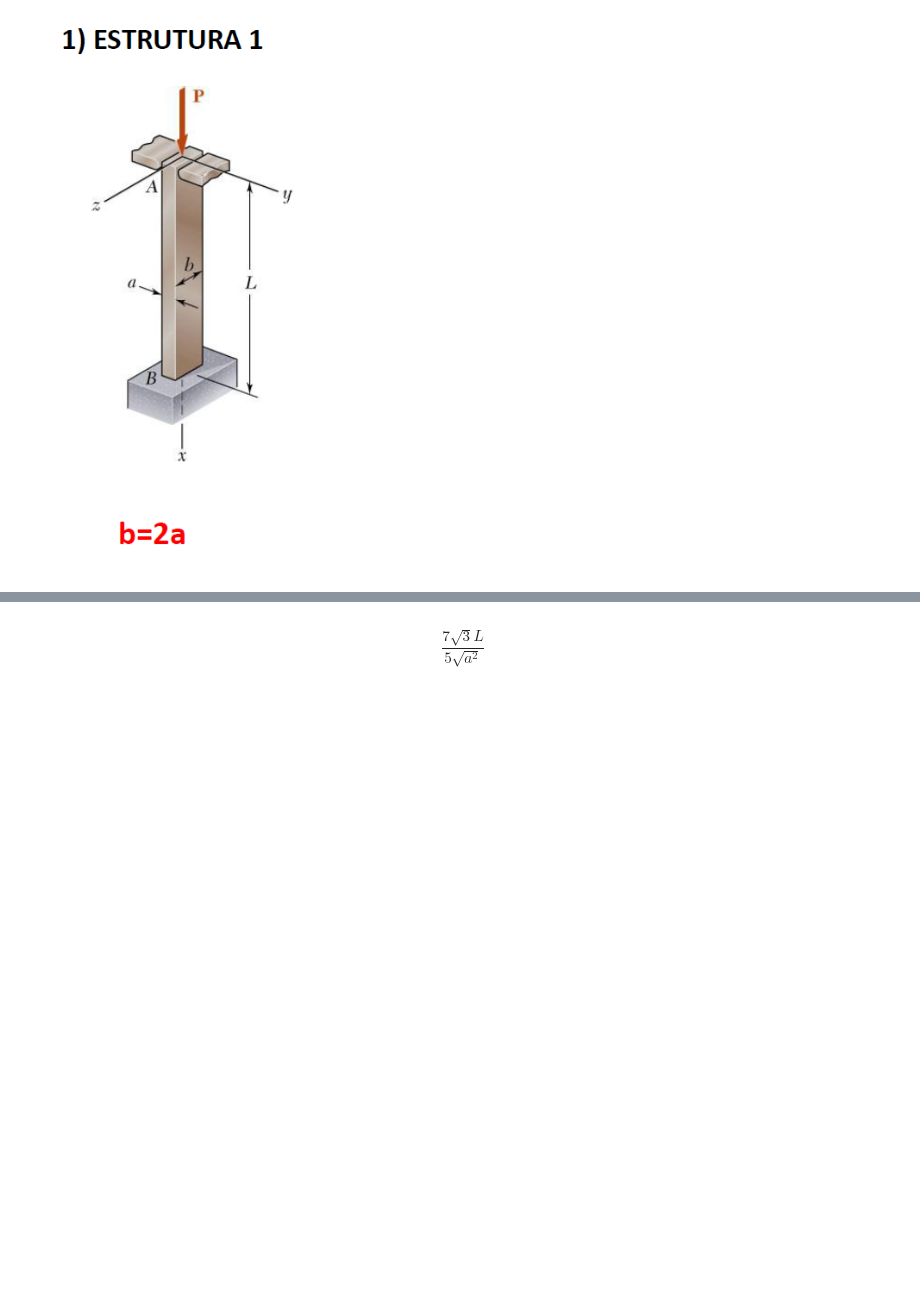
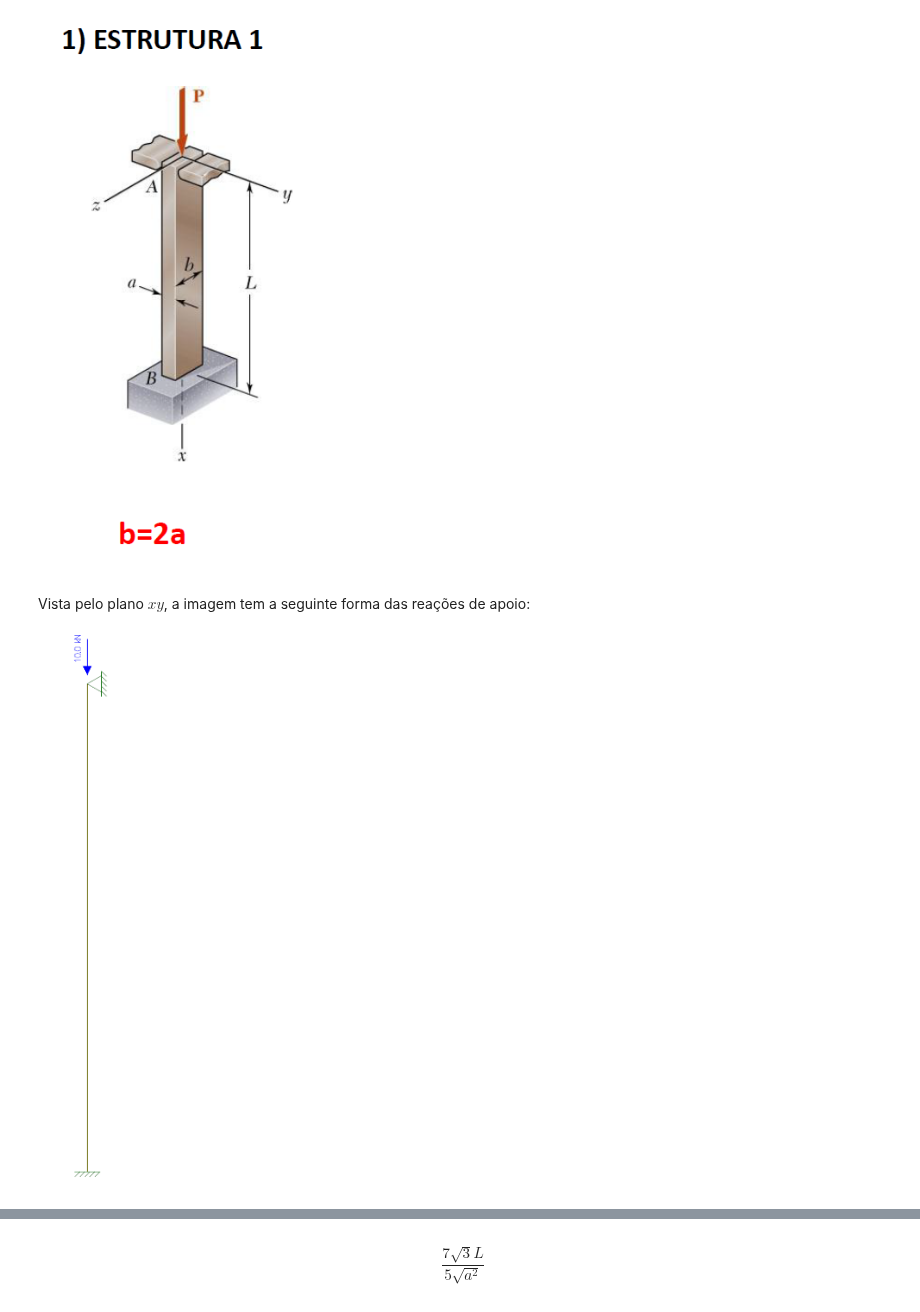
Before and after one commit to noedelima/Mecanica_dos_Solidos_Uff_20_1, a Jupyter notebook: Exercícios PA2/Exercício 4.ipynb, the cells around one changed output, grey strips where cells are left out. Cells and saved outputs as stored; diff of their text form; code cells hidden in the pictures; blank space fills up the shorter version.

```diff
--- a/Exercícios PA2/Exercício 4.ipynb
+++ b/Exercícios PA2/Exercício 4.ipynb
@@ -51,4 +51,10 @@ Temos, portanto, que para uma seção retangular,
 Image("Figuras/PA2-4-1.png")
 # %% [output]
 [figure]
+# %% [markdown]
+Vista pelo plano $xy$, a imagem tem a seguinte forma das reações de apoio:
+# %%
+Image("Figuras/PA2-4-1-1.png")
+# %% [output]
+[figure, added]
 # %% [markdown]
```
Also changed, not shown: parts of 4 cells of this notebook, 1 other file.
